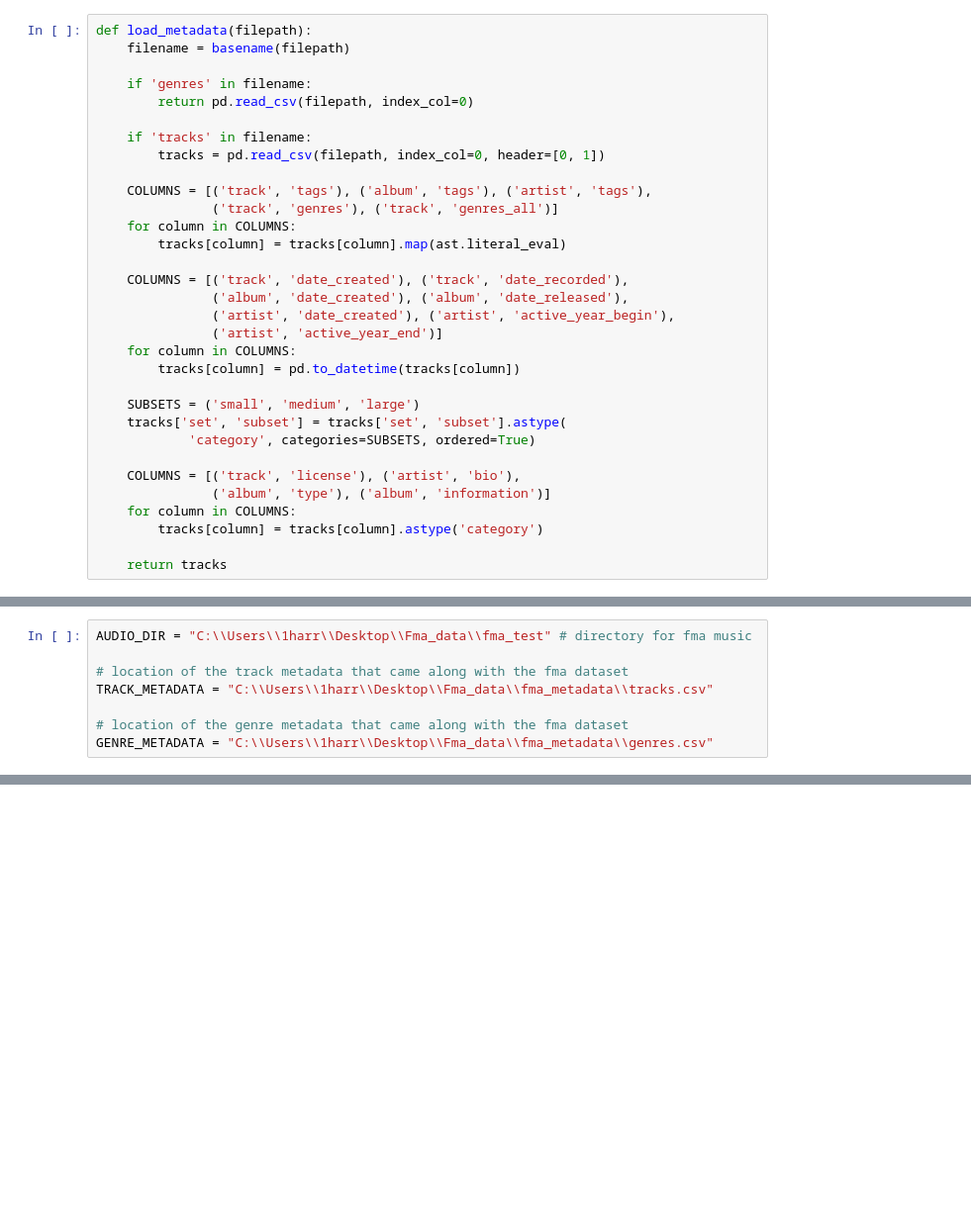
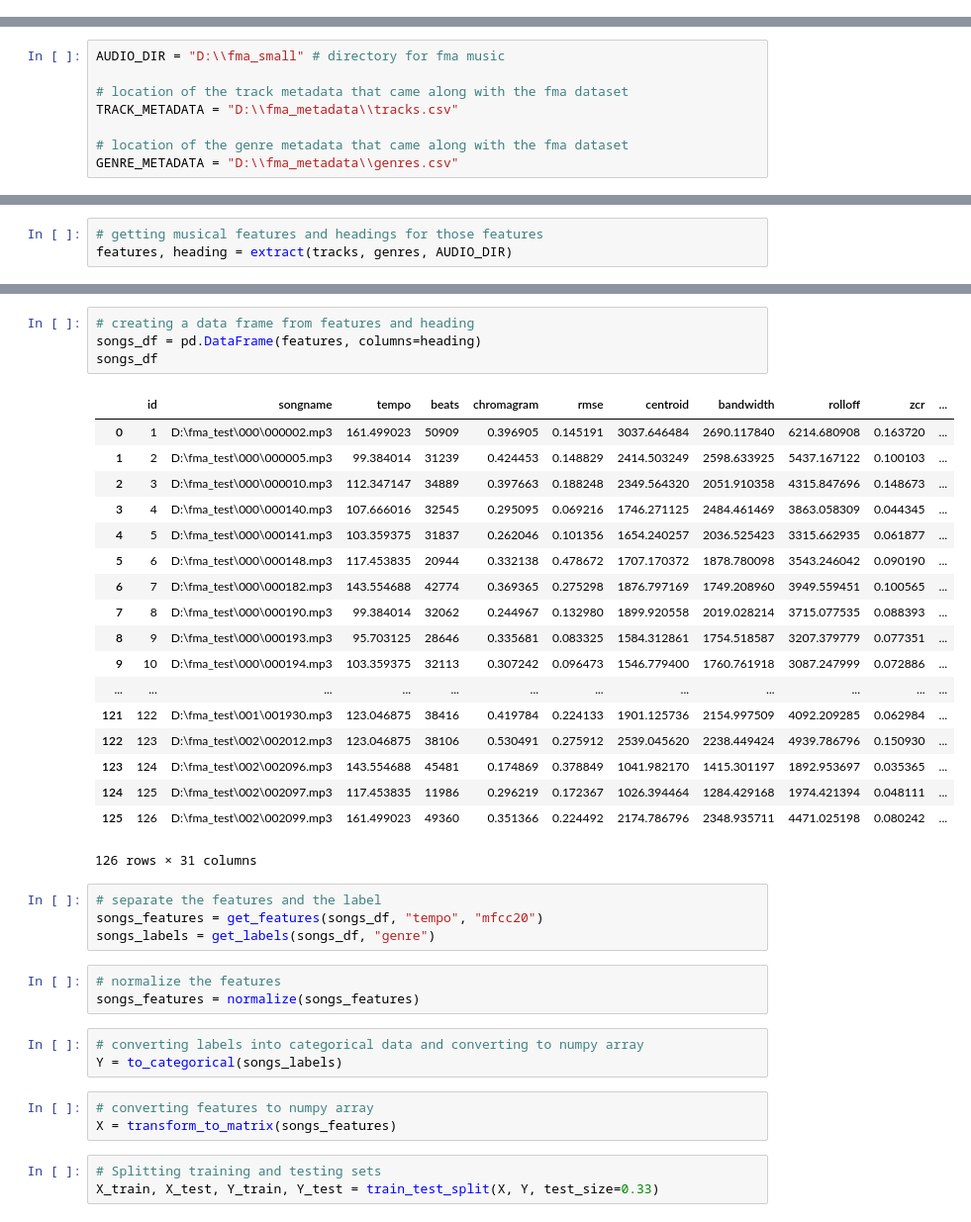
Before and after one commit to TunerFish/Classifier, a Jupyter notebook: Genre_classifier.ipynb, the cells around one changed output, grey strips where cells are left out. Shown at 99% size. Drawn from its saved outputs; the diff is of its cells as text; blank space fills up the shorter version.

```diff
--- a/Genre_classifier.ipynb
+++ b/Genre_classifier.ipynb
@@ -8,32 +0,0 @@ import ast
-# %%
-def load_metadata(filepath):
-    filename = basename(filepath)
-
-    if 'genres' in filename:
-        return pd.read_csv(filepath, index_col=0)
-
-    if 'tracks' in filename:
-        tracks = pd.read_csv(filepath, index_col=0, header=[0, 1])
-
-    COLUMNS = [('track', 'tags'), ('album', 'tags'), ('artist', 'tags'),
-               ('track', 'genres'), ('track', 'genres_all')]
-    for column in COLUMNS:
-        tracks[column] = tracks[column].map(ast.literal_eval)
-
-    COLUMNS = [('track', 'date_created'), ('track', 'date_recorded'),
-               ('album', 'date_created'), ('album', 'date_released'),
-               ('artist', 'date_created'), ('artist', 'active_year_begin'),
-               ('artist', 'active_year_end')]
-    for column in COLUMNS:
-        tracks[column] = pd.to_datetime(tracks[column])
-
-    SUBSETS = ('small', 'medium', 'large')
-    tracks['set', 'subset'] = tracks['set', 'subset'].astype(
-            'category', categories=SUBSETS, ordered=True)
-
-    COLUMNS = [('track', 'license'), ('artist', 'bio'),
-               ('album', 'type'), ('album', 'information')]
-    for column in COLUMNS:
-        tracks[column] = tracks[column].astype('category')
-
-    return tracks
@@ -108,9 +9,9 @@ def get_genre_for_current_song(track_metadata, genre_metadata, song):
 # %%
-AUDIO_DIR = "C:\\Users\\1harr\\Desktop\\Fma_data\\fma_test" # directory for fma music
+AUDIO_DIR = "D:\\fma_small" # directory for fma music
 
 # location of the track metadata that came along with the fma dataset
-TRACK_METADATA = "C:\\Users\\1harr\\Desktop\\Fma_data\\fma_metadata\\tracks.csv"
+TRACK_METADATA = "D:\\fma_metadata\\tracks.csv"
 
 # location of the genre metadata that came along with the fma dataset
-GENRE_METADATA = "C:\\Users\\1harr\\Desktop\\Fma_data\\fma_metadata\\genres.csv"
+GENRE_METADATA = "D:\\fma_metadata\\genres.csv"
 # %%
@@ -194,0 +21,3 @@ http://pandas.pydata.org/pandas-docs/stable/indexing.html#ix-indexer-is-deprecat
+# %%
+# getting musical features and headings for those features
+features, heading = extract(tracks, genres, AUDIO_DIR)
@@ -194,0 +42,39 @@ http://pandas.pydata.org/pandas-docs/stable/indexing.html#ix-indexer-is-deprecat
+# %%
+# creating a data frame from features and heading
+songs_df = pd.DataFrame(features, columns=heading)
+songs_df
+# %% [output]
+|  | id | songname | tempo | beats | chromagram | rmse | centroid | bandwidth | rolloff | zcr | ... |
+| 0 | 1 | D:\fma_test\000\000002.mp3 | 161.499023 | 50909 | 0.396905 | 0.145191 | 3037.646484 | 2690.117840 | 6214.680908 | 0.163720 | ... |
+| 1 | 2 | D:\fma_test\000\000005.mp3 | 99.384014 | 31239 | 0.424453 | 0.148829 | 2414.503249 | 2598.633925 | 5437.167122 | 0.100103 | ... |
+| 2 | 3 | D:\fma_test\000\000010.mp3 | 112.347147 | 34889 | 0.397663 | 0.188248 | 2349.564320 | 2051.910358 | 4315.847696 | 0.148673 | ... |
+| 3 | 4 | D:\fma_test\000\000140.mp3 | 107.666016 | 32545 | 0.295095 | 0.069216 | 1746.271125 | 2484.461469 | 3863.058309 | 0.044345 | ... |
+| 4 | 5 | D:\fma_test\000\000141.mp3 | 103.359375 | 31837 | 0.262046 | 0.101356 | 1654.240257 | 2036.525423 | 3315.662935 | 0.061877 | ... |
+| 5 | 6 | D:\fma_test\000\000148.mp3 | 117.453835 | 20944 | 0.332138 | 0.478672 | 1707.170372 | 1878.780098 | 3543.246042 | 0.090190 | ... |
+| 6 | 7 | D:\fma_test\000\000182.mp3 | 143.554688 | 42774 | 0.369365 | 0.275298 | 1876.797169 | 1749.208960 | 3949.559451 | 0.100565 | ... |
+| 7 | 8 | D:\fma_test\000\000190.mp3 | 99.384014 | 32062 | 0.244967 | 0.132980 | 1899.920558 | 2019.028214 | 3715.077535 | 0.088393 | ... |
+| 8 | 9 | D:\fma_test\000\000193.mp3 | 95.703125 | 28646 | 0.335681 | 0.083325 | 1584.312861 | 1754.518587 | 3207.379779 | 0.077351 | ... |
+| 9 | 10 | D:\fma_test\000\000194.mp3 | 103.359375 | 32113 | 0.307242 | 0.096473 | 1546.779400 | 1760.761918 | 3087.247999 | 0.072886 | ... |
+| ... | ... | ... | ... | ... | ... | ... | ... | ... | ... | ... | ... |
+| 121 | 122 | D:\fma_test\001\001930.mp3 | 123.046875 | 38416 | 0.419784 | 0.224133 | 1901.125736 | 2154.997509 | 4092.209285 | 0.062984 | ... |
+| 122 | 123 | D:\fma_test\002\002012.mp3 | 123.046875 | 38106 | 0.530491 | 0.275912 | 2539.045620 | 2238.449424 | 4939.786796 | 0.150930 | ... |
+| 123 | 124 | D:\fma_test\002\002096.mp3 | 143.554688 | 45481 | 0.174869 | 0.378849 | 1041.982170 | 1415.301197 | 1892.953697 | 0.035365 | ... |
+| 124 | 125 | D:\fma_test\002\002097.mp3 | 117.453835 | 11986 | 0.296219 | 0.172367 | 1026.394464 | 1284.429168 | 1974.421394 | 0.048111 | ... |
+| 125 | 126 | D:\fma_test\002\002099.mp3 | 161.499023 | 49360 | 0.351366 | 0.224492 | 2174.786796 | 2348.935711 | 4471.025198 | 0.080242 | ... |
+126 rows × 31 columns
+# %%
+# separate the features and the label
+songs_features = get_features(songs_df, "tempo", "mfcc20")
+songs_labels = get_labels(songs_df, "genre")
+# %%
+# normalize the features
+songs_features = normalize(songs_features)
+# %%
+# converting labels into categorical data and converting to numpy array
+Y = to_categorical(songs_labels)
+# %%
+# converting features to numpy array
+X = transform_to_matrix(songs_features)
+# %%
+# Splitting training and testing sets
+X_train, X_test, Y_train, Y_test = train_test_split(X, Y, test_size=0.33)
```
Also changed, not shown: parts of 13 cells of this notebook.
